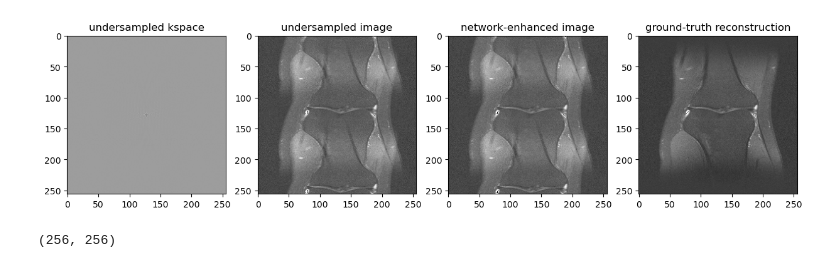
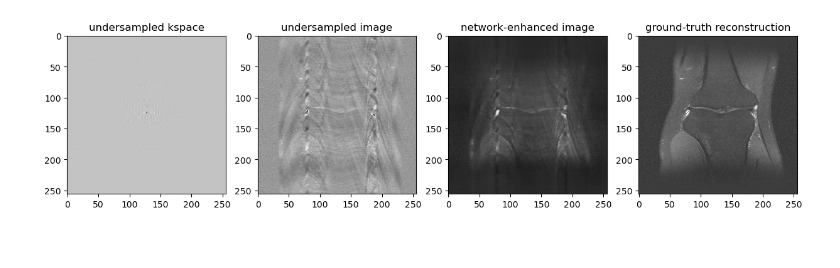
Before and after one commit to ramyamut/mri_final_project, a Jupyter notebook: notebooks/results.ipynb, the cells around one changed output. Drawn from its saved outputs; the diff is of its cells as text; code cells hidden in the pictures.

```diff
--- a/notebooks/results.ipynb
+++ b/notebooks/results.ipynb
@@ -26,36 +26,32 @@ import imageio
 import glob
 import os
 
 idx = 10
-path_kspace = sorted(glob.glob("/data/vision/polina/users/ramyamut/projects/mri_final_project/models/interleaved_equi_2/results/kspace/*.png"))[idx]
+path_kspace = sorted(glob.glob("/data/vision/polina/users/ramyamut/projects/mri_final_project/models/interleaved_random_4/results/kspace/*.png"))[idx]
 kspace = imageio.imread(path_kspace) / 255
 path_img = path_kspace.replace("/kspace/", "/img/")
 img = imageio.imread(path_img) / 255
 path_recon = path_kspace.replace("/kspace/", "/recon/")
 recon = imageio.imread(path_recon) / 255
 path_pred = path_kspace.replace("/kspace/", "/pred/")
 pred = imageio.imread(path_pred) / 255
 
 plt.figure(figsize=(15,15))
 ax = plt.subplot(1, 4, 1)
 ax.imshow(kspace, cmap='gray')
 ax.set_title("undersampled kspace")
 
 ax = plt.subplot(1, 4, 2)
 ax.imshow(img, cmap='gray')
 ax.set_title("undersampled image")
 
 ax = plt.subplot(1, 4, 3)
 ax.imshow(pred, cmap='gray')
 ax.set_title("network-enhanced image")
 
 ax = plt.subplot(1, 4, 4)
 ax.imshow(recon, cmap='gray')
 ax.set_title("ground-truth reconstruction")
 plt.show()
 # %% [output]
-[figure, old version]
+[figure, new version]
-# %%
-kspace.shape
-# %% [output]
-(256, 256)
```
Also changed, not shown: parts of 2 cells of this notebook, 1 other file.
